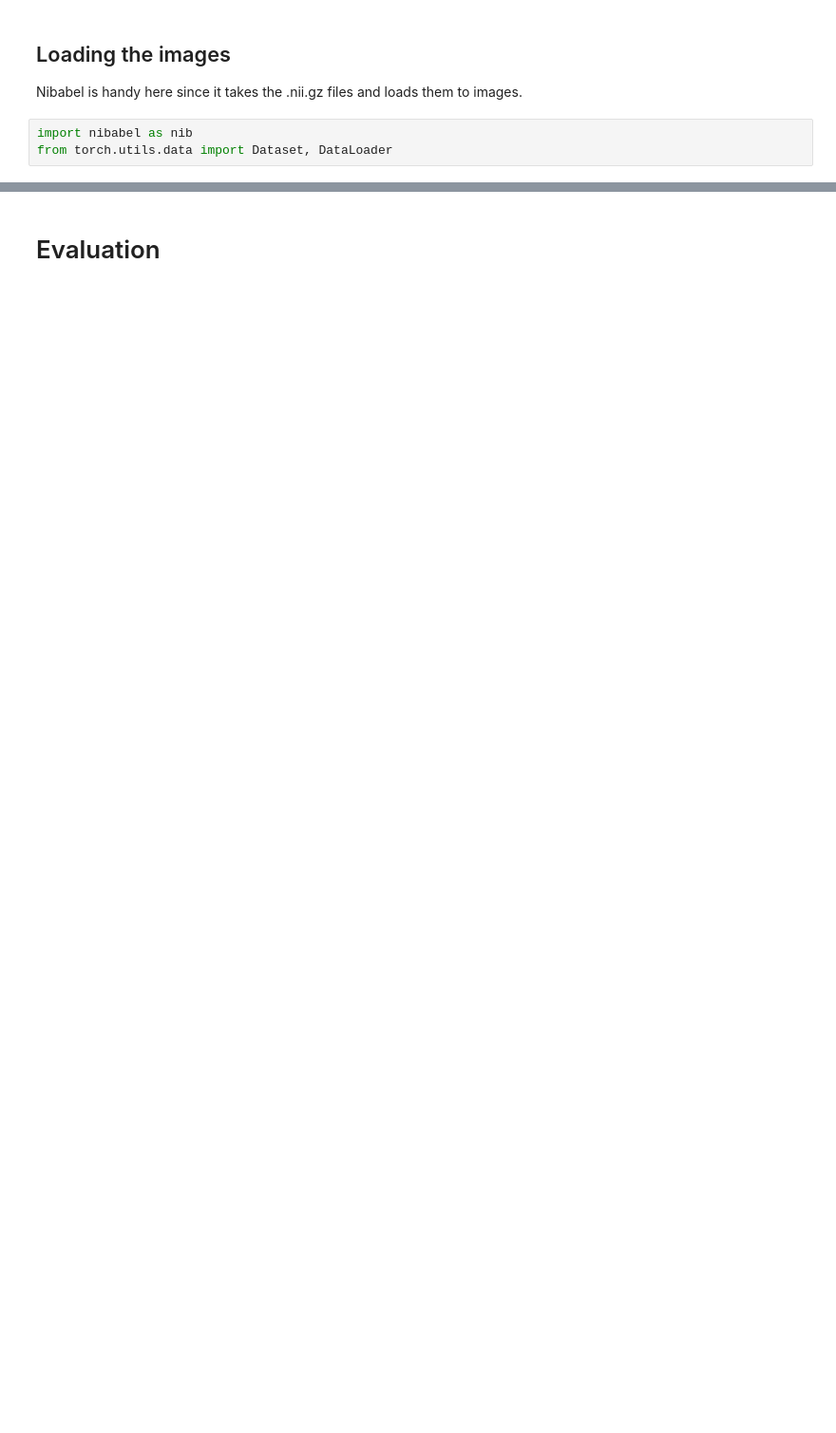
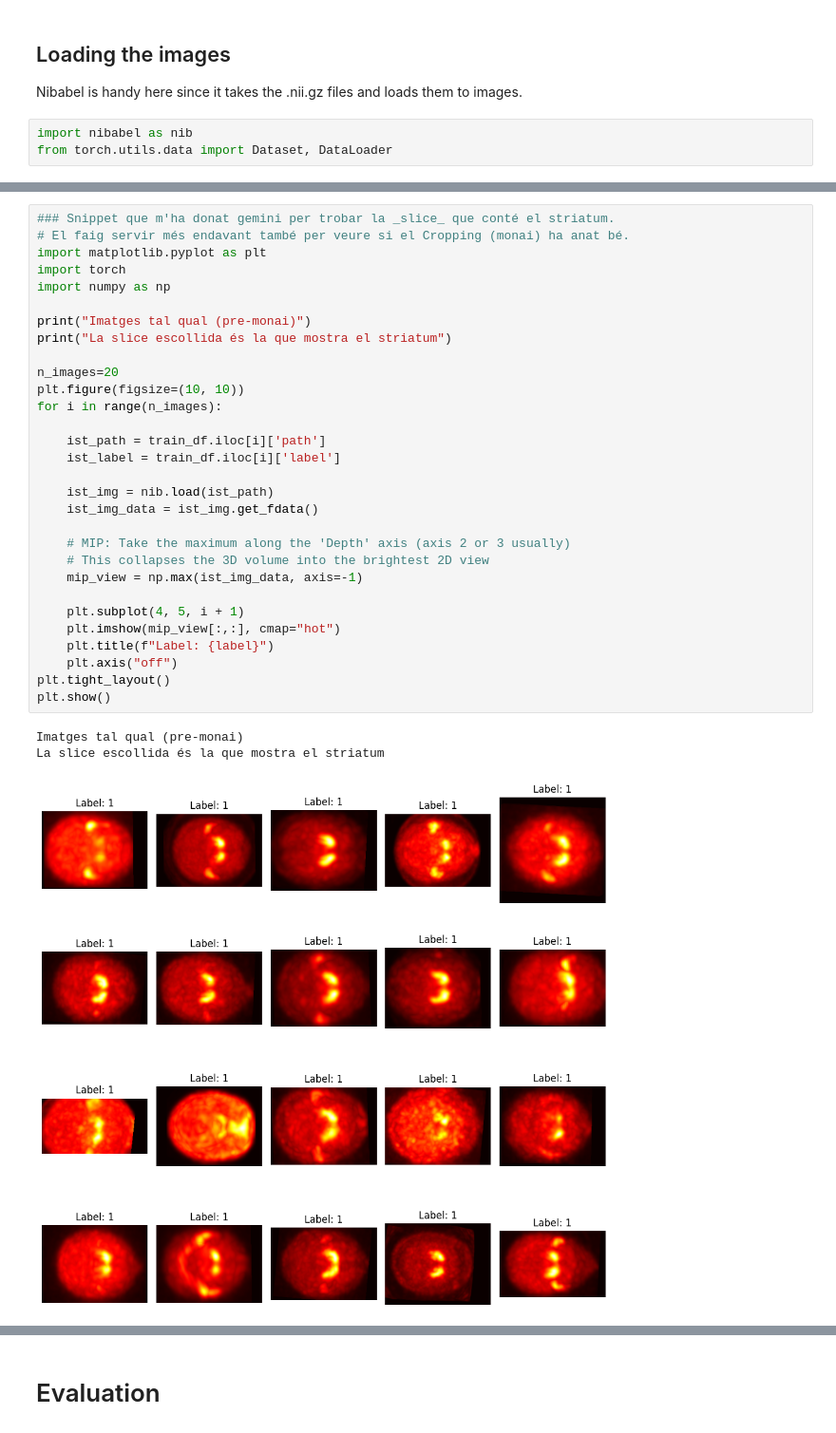
Before and after one commit to arnauKL/codi_tfg, a Jupyter notebook: attempt1.ipynb, the cells around one changed output, grey strips where cells are left out. Shown at 95% size. Saved outputs shown, nothing was run; the diff lists cells and outputs as text; blank space fills up the shorter version.

```diff
--- a/attempt1.ipynb
+++ b/attempt1.ipynb
@@ -307,3 +282,37 @@ label:  tensor([1.])
+# %%
+### Snippet que m'ha donat gemini per trobar la _slice_ que conté el striatum.
+# El faig servir més endavant també per veure si el Cropping (monai) ha anat bé.
+import matplotlib.pyplot as plt
+import torch
+import numpy as np
+
+print("Imatges tal qual (pre-monai)")
+print("La slice escollida és la que mostra el striatum")
+
+n_images=20
+plt.figure(figsize=(10, 10))
+for i in range(n_images):
+
+    ist_path = train_df.iloc[i]['path']
+    ist_label = train_df.iloc[i]['label']
+
+    ist_img = nib.load(ist_path)
+    ist_img_data = ist_img.get_fdata()
+
+    # MIP: Take the maximum along the 'Depth' axis (axis 2 or 3 usually)
+    # This collapses the 3D volume into the brightest 2D view
+    mip_view = np.max(ist_img_data, axis=-1)
+
+    plt.subplot(4, 5, i + 1)
+    plt.imshow(mip_view[:,:], cmap="hot")
+    plt.title(f"Label: {label}")
+    plt.axis("off")
+plt.tight_layout()
+plt.show()
+# %% [output]
+Imatges tal qual (pre-monai)
+La slice escollida és la que mostra el striatum
+[figure, added]
 # %%
 from monai.transforms import (
     Compose,
```
Also changed, not shown: parts of 28 cells of this notebook, 9 other files.
